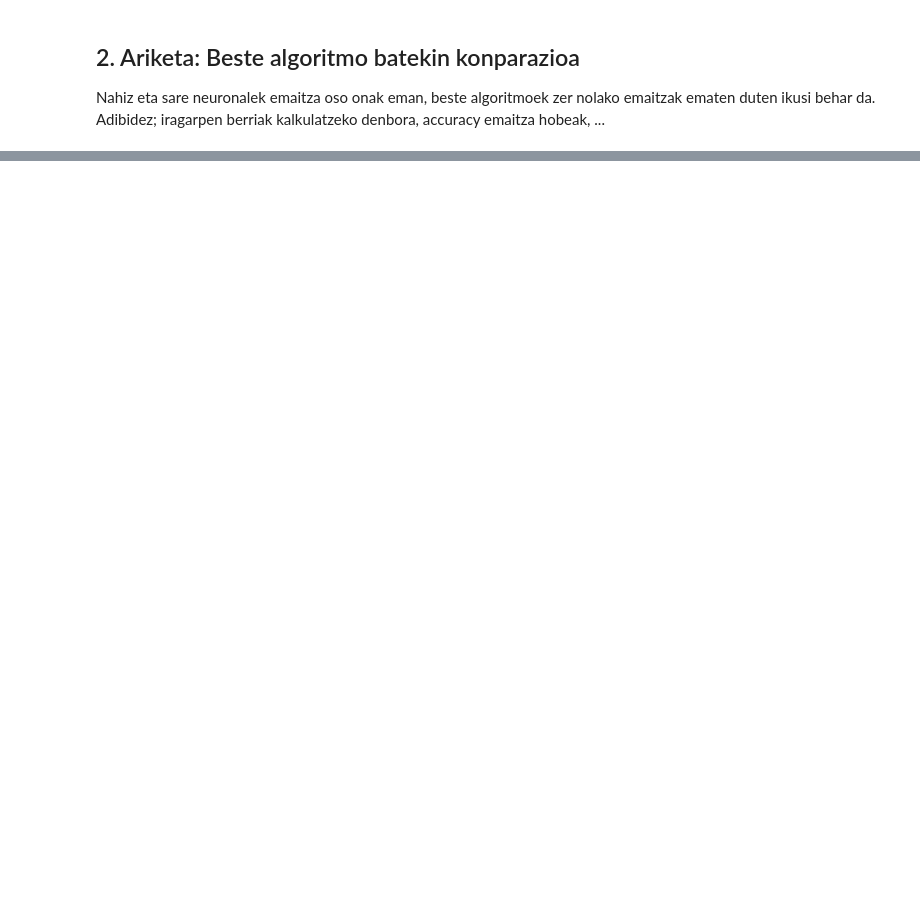
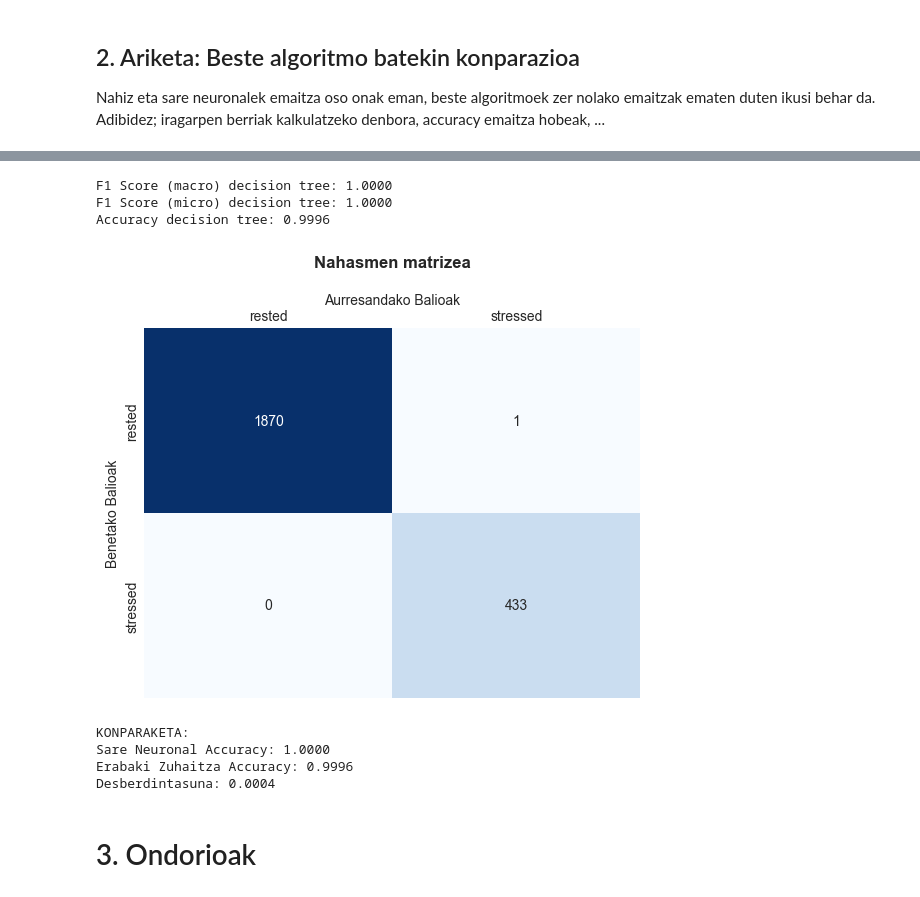
Before and after one commit to Gudari12/lanak, a Jupyter notebook: PIA/sareNeuronalak/sare_neuronal_praktika.ipynb, the cells around one changed output, grey strips where cells are left out. Drawn from its saved outputs; the diff is of its cells as text; code cells hidden in the pictures; blank space fills up the shorter version.

Commit message:
PIA sare neuronala amaituta

```diff
--- a/PIA/sareNeuronalak/sare_neuronal_praktika.ipynb
+++ b/PIA/sareNeuronalak/sare_neuronal_praktika.ipynb
@@ -293,0 +404,57 @@ Zure ondorioak idatzi ...
+# %%
+# Nahasmen matrizea
+
+# nahasmen matrizea kalkulatu
+cm_dt = confusion_matrix(y_test, predicted_values)
+
+# Erakutsi matrizea
+ax2 = sns.heatmap(
+    cm_dt,
+    annot=True,
+    fmt="d",
+    cmap='Blues',
+    cbar=False,
+)
+
+ax2.set_title('Nahasmen matrizea\n', fontweight="bold")
+
+ax2.xaxis.tick_top()
+ax2.xaxis.set_label_position('top')
+
+ax2.set_xlabel('Aurresandako Balioak')
+ax2.set_ylabel('Benetako Balioak')
+
+ax2.xaxis.set_ticklabels(['rested', 'stressed'])
+ax2.yaxis.set_ticklabels(['rested', 'stressed'])
+
+# F1
+f1_macro_dt = f1_score(y_test, y_pred, average='macro')
+f1_micro_dt = f1_score(y_test, y_pred, average='micro')
+
+# Accuracy
+accuracy_dt = accuracy_score(y_test, predicted_values)
+
+print(f"\nF1 Score (macro) decision tree: {f1_macro_dt:.4f}")
+print(f"F1 Score (micro) decision tree: {f1_macro_dt:.4f}")
+print(f"Accuracy decision tree: {accuracy_dt:.4f}")
+
+plt.show()
+# %% [output]
+F1 Score (macro) decision tree: 1.0000
+F1 Score (micro) decision tree: 1.0000
+Accuracy decision tree: 0.9996
+[figure, added]
+# %%
+# Konparaketa: Sare Neuronala vs Erabaki Zuhaitza
+
+print("KONPARAKETA:")
+print(f"Sare Neuronal Accuracy: {accuracy:.4f}")
+print(f"Erabaki Zuhaitza Accuracy: {accuracy_dt:.4f}")
+print(f"Desberdintasuna: {accuracy - accuracy_dt:.4f}")
+# %% [output]
+KONPARAKETA:
+Sare Neuronal Accuracy: 1.0000
+Erabaki Zuhaitza Accuracy: 0.9996
+Desberdintasuna: 0.0004
+# %% [markdown]
+# 3. Ondorioak
```
Also changed, not shown: parts of 12 cells of this notebook, 3 other files.
